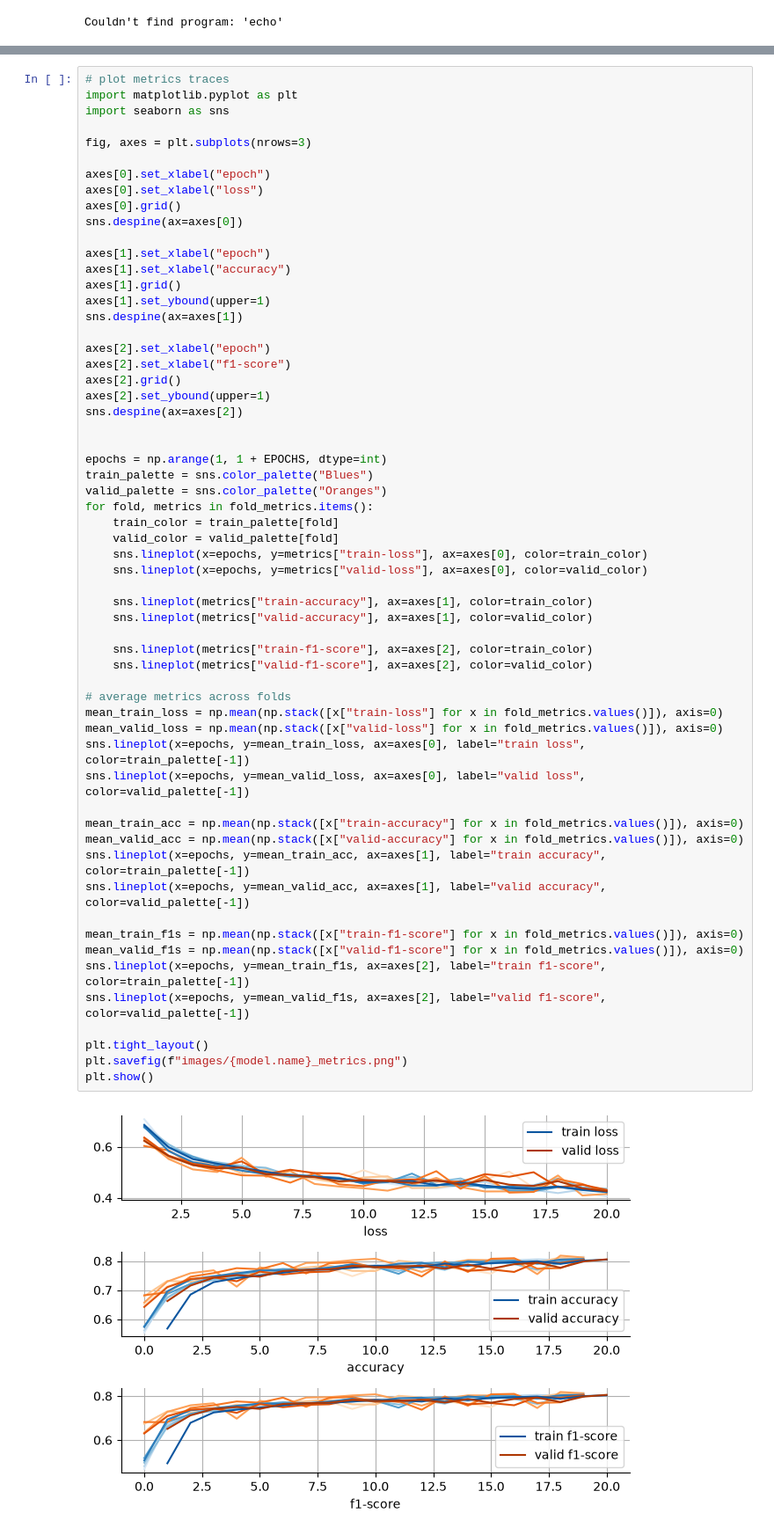
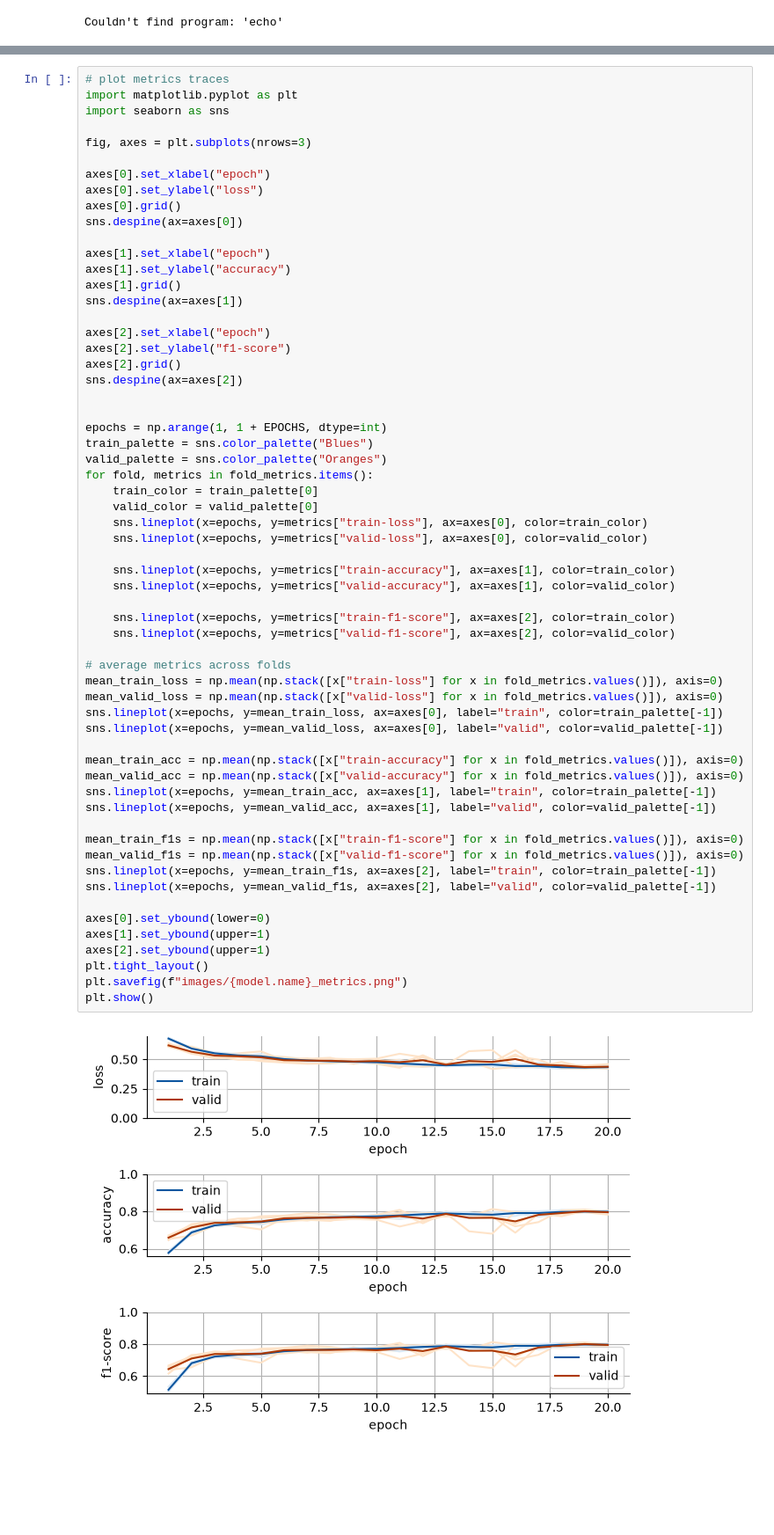
Before and after one commit to EdoardoGrassi/xai-binary-classification, a Jupyter notebook: train_scatnet_kfold.ipynb, the cells around one changed output, grey strips where cells are left out. Shown at 88% size. Drawn from its saved outputs; the diff is of its cells as text; blank space fills up the shorter version.

Commit message:
Recomputed metrics

```diff
--- a/train_scatnet_kfold.ipynb
+++ b/train_scatnet_kfold.ipynb
@@ -213,59 +244,60 @@ import seaborn as sns
 fig, axes = plt.subplots(nrows=3)
 
 axes[0].set_xlabel("epoch")
-axes[0].set_xlabel("loss")
+axes[0].set_ylabel("loss")
 axes[0].grid()
 sns.despine(ax=axes[0])
 
 axes[1].set_xlabel("epoch")
-axes[1].set_xlabel("accuracy")
+axes[1].set_ylabel("accuracy")
 axes[1].grid()
-axes[1].set_ybound(upper=1)
 sns.despine(ax=axes[1])
 
 axes[2].set_xlabel("epoch")
-axes[2].set_xlabel("f1-score")
+axes[2].set_ylabel("f1-score")
 axes[2].grid()
-axes[2].set_ybound(upper=1)
 sns.despine(ax=axes[2])
 
 
 epochs = np.arange(1, 1 + EPOCHS, dtype=int)
 train_palette = sns.color_palette("Blues")
 valid_palette = sns.color_palette("Oranges")
 for fold, metrics in fold_metrics.items():
-    train_color = train_palette[fold]
-    valid_color = valid_palette[fold]
+    train_color = train_palette[0]
+    valid_color = valid_palette[0]
     sns.lineplot(x=epochs, y=metrics["train-loss"], ax=axes[0], color=train_color)
     sns.lineplot(x=epochs, y=metrics["valid-loss"], ax=axes[0], color=valid_color)
 
-    sns.lineplot(metrics["train-accuracy"], ax=axes[1], color=train_color)
-    sns.lineplot(metrics["valid-accuracy"], ax=axes[1], color=valid_color)
+    sns.lineplot(x=epochs, y=metrics["train-accuracy"], ax=axes[1], color=train_color)
+    sns.lineplot(x=epochs, y=metrics["valid-accuracy"], ax=axes[1], color=valid_color)
 
-    sns.lineplot(metrics["train-f1-score"], ax=axes[2], color=train_color)
-    sns.lineplot(metrics["valid-f1-score"], ax=axes[2], color=valid_color)
+    sns.lineplot(x=epochs, y=metrics["train-f1-score"], ax=axes[2], color=train_color)
+    sns.lineplot(x=epochs, y=metrics["valid-f1-score"], ax=axes[2], color=valid_color)
 
 # average metrics across folds
 mean_train_loss = np.mean(np.stack([x["train-loss"] for x in fold_metrics.values()]), axis=0)
 mean_valid_loss = np.mean(np.stack([x["valid-loss"] for x in fold_metrics.values()]), axis=0)
-sns.lineplot(x=epochs, y=mean_train_loss, ax=axes[0], label="train loss", color=train_palette[-1])
-sns.lineplot(x=epochs, y=mean_valid_loss, ax=axes[0], label="valid loss", color=valid_palette[-1])
+sns.lineplot(x=epochs, y=mean_train_loss, ax=axes[0], label="train", color=train_palette[-1])
+sns.lineplot(x=epochs, y=mean_valid_loss, ax=axes[0], label="valid", color=valid_palette[-1])
 
 mean_train_acc = np.mean(np.stack([x["train-accuracy"] for x in fold_metrics.values()]), axis=0)
 mean_valid_acc = np.mean(np.stack([x["valid-accuracy"] for x in fold_metrics.values()]), axis=0)
-sns.lineplot(x=epochs, y=mean_train_acc, ax=axes[1], label="train accuracy", color=train_palette[-1])
-sns.lineplot(x=epochs, y=mean_valid_acc, ax=axes[1], label="valid accuracy", color=valid_palette[-1])
+sns.lineplot(x=epochs, y=mean_train_acc, ax=axes[1], label="train", color=train_palette[-1])
+sns.lineplot(x=epochs, y=mean_valid_acc, ax=axes[1], label="valid", color=valid_palette[-1])
 
 mean_train_f1s = np.mean(np.stack([x["train-f1-score"] for x in fold_metrics.values()]), axis=0)
 mean_valid_f1s = np.mean(np.stack([x["valid-f1-score"] for x in fold_metrics.values()]), axis=0)
-sns.lineplot(x=epochs, y=mean_train_f1s, ax=axes[2], label="train f1-score", color=train_palette[-1])
-sns.lineplot(x=epochs, y=mean_valid_f1s, ax=axes[2], label="valid f1-score", color=valid_palette[-1])
+sns.lineplot(x=epochs, y=mean_train_f1s, ax=axes[2], label="train", color=train_palette[-1])
+sns.lineplot(x=epochs, y=mean_valid_f1s, ax=axes[2], label="valid", color=valid_palette[-1])
 
+axes[0].set_ybound(lower=0)
+axes[1].set_ybound(upper=1)
+axes[2].set_ybound(upper=1)
 plt.tight_layout()
 plt.savefig(f"images/{model.name}_metrics.png")
 plt.show()
 # %% [output]
-[figure, old version]
+[figure, new version]
 # %%
 # test the model
 from sklearn.metrics import confusion_matrix, ConfusionMatrixDisplay
```
Also changed, not shown: parts of 2 cells of this notebook, 23 other files.
